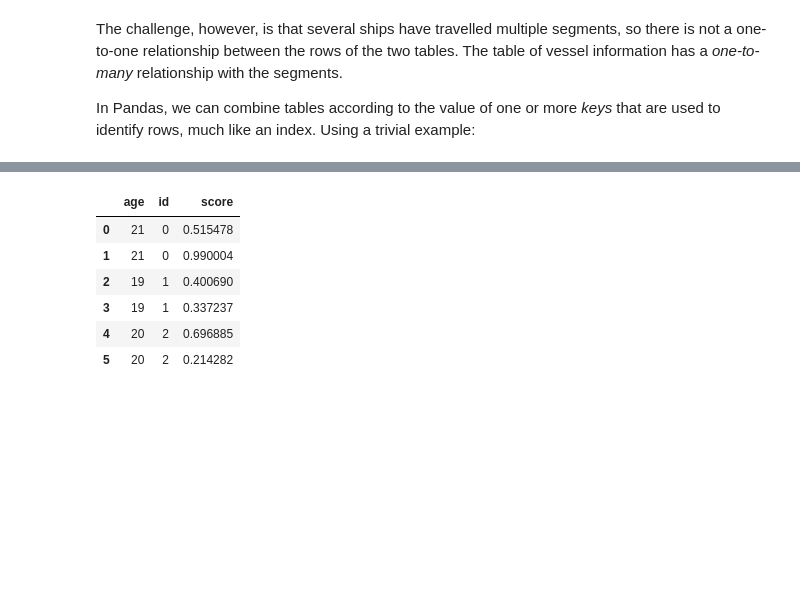
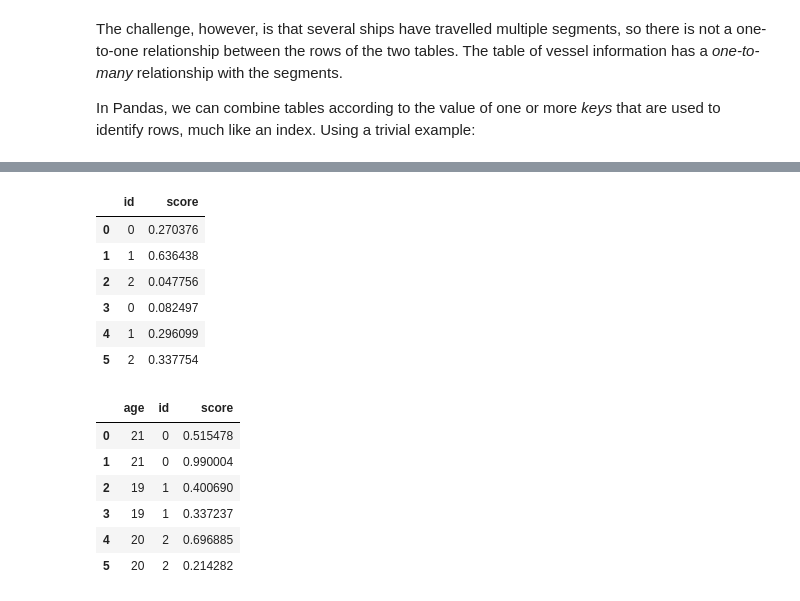
Before and after one commit to lvpythonds/Meetings, a Jupyter notebook: Meetup_2/Data_Munging_Pandas.ipynb, the cells around one changed output, grey strips where cells are left out. Drawn from its saved outputs; the diff is of its cells as text; code cells hidden in the pictures; blank space fills up the shorter version.

```diff
--- a/Meetup_2/Data_Munging_Pandas.ipynb
+++ b/Meetup_2/Data_Munging_Pandas.ipynb
@@ -234,3 +234,13 @@ df1
+# %%
+df2
+# %% [output]
+|  | id | score |
+| 0 | 0 | 0.270376 |
+| 1 | 1 | 0.636438 |
+| 2 | 2 | 0.047756 |
+| 3 | 0 | 0.082497 |
+| 4 | 1 | 0.296099 |
+| 5 | 2 | 0.337754 |
 # %%
 pd.merge(df1, df2)
 # %% [output]
```
Also changed, not shown: parts of 3 cells of this notebook, 7 other files.
